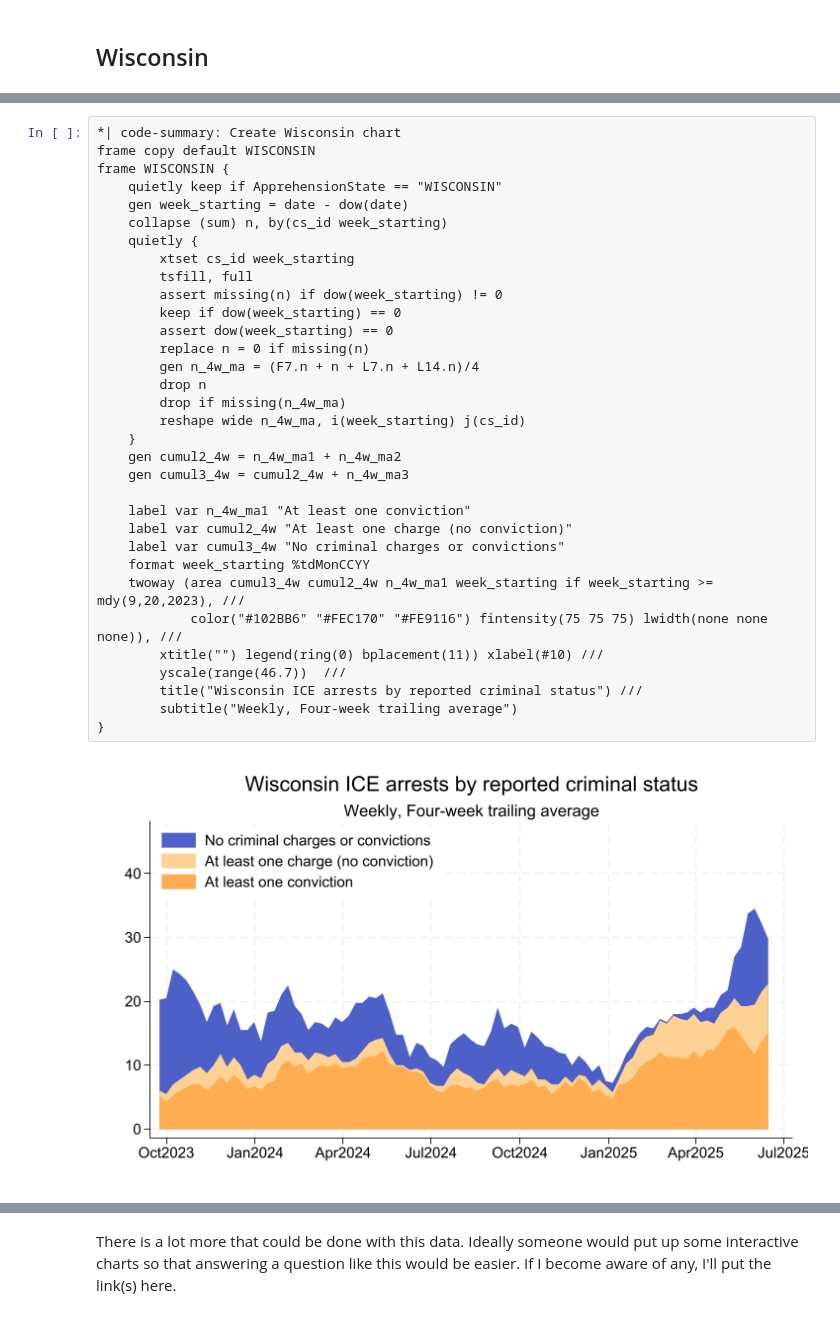
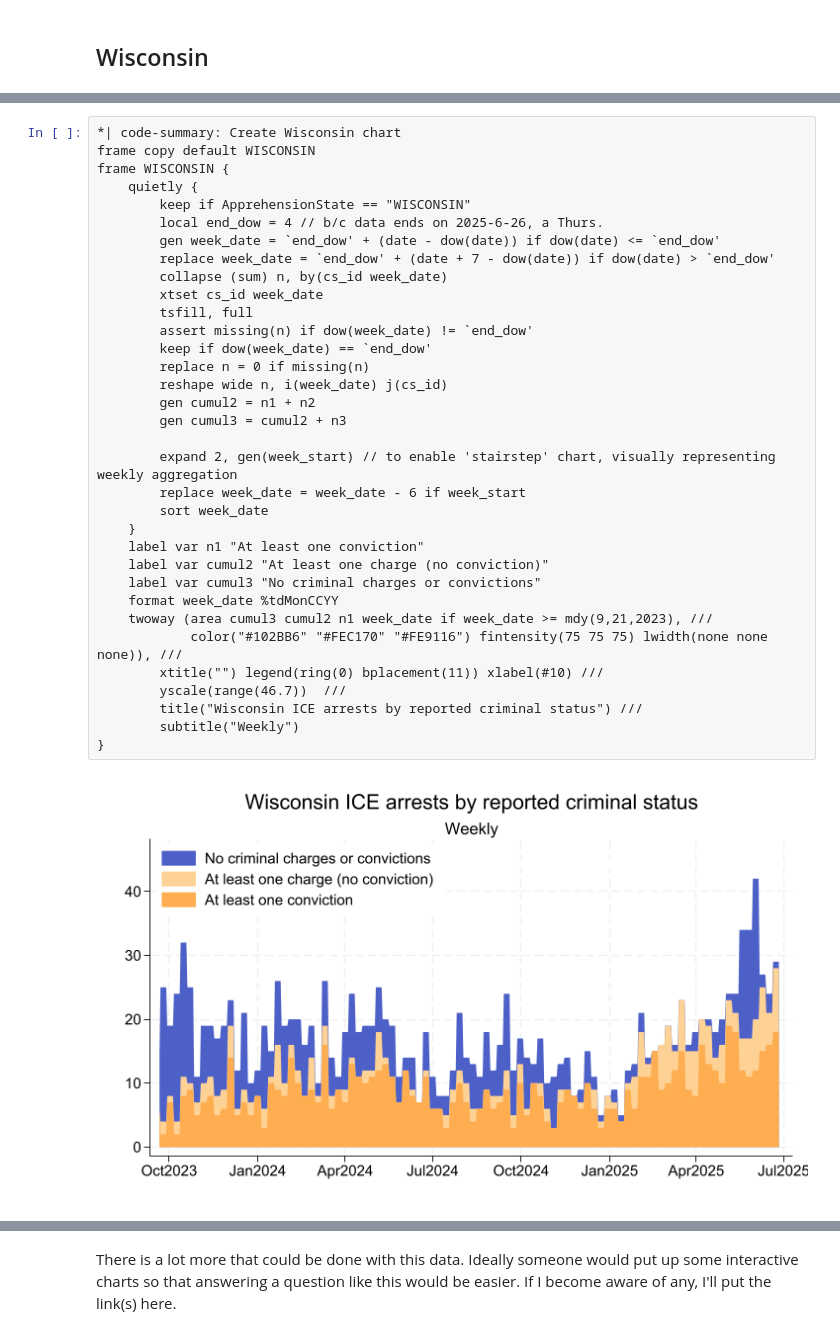
Before and after one commit to hugetim/hugetim.github.io, a Jupyter notebook: posts/wi-imm-arrests/index.ipynb, the cells around one changed output, grey strips where cells are left out. Saved outputs shown, nothing was run; the diff lists cells and outputs as text.

```diff
--- a/posts/wi-imm-arrests/index.ipynb
+++ b/posts/wi-imm-arrests/index.ipynb
@@ -133,36 +126,37 @@ https://www.pewresearch.org/short-reads/2024/07/22/what-we-know-about-unauthoriz
-# %%
-*| code-summary: Create Wisconsin chart
-frame copy default WISCONSIN
-frame WISCONSIN {
-    quietly keep if ApprehensionState == "WISCONSIN"
-    gen week_starting = date - dow(date)
-    collapse (sum) n, by(cs_id week_starting)
-    quietly {
-        xtset cs_id week_starting
-        tsfill, full
-        assert missing(n) if dow(week_starting) != 0
-        keep if dow(week_starting) == 0
-        assert dow(week_starting) == 0
-        replace n = 0 if missing(n)
-        gen n_4w_ma = (F7.n + n + L7.n + L14.n)/4
-        drop n
-        drop if missing(n_4w_ma)
-        reshape wide n_4w_ma, i(week_starting) j(cs_id)
-    }
-    gen cumul2_4w = n_4w_ma1 + n_4w_ma2
-    gen cumul3_4w = cumul2_4w + n_4w_ma3
-
-    label var n_4w_ma1 "At least one conviction"
-    label var cumul2_4w "At least one charge (no conviction)"
-    label var cumul3_4w "No criminal charges or convictions"
-    format week_starting %tdMonCCYY
-    twoway (area cumul3_4w cumul2_4w n_4w_ma1 week_starting if week_starting >= mdy(9,20,2023), ///
-            color("#102BB6" "#FEC170" "#FE9116") fintensity(75 75 75) lwidth(none none none)), ///
-        xtitle("") legend(ring(0) bplacement(11)) xlabel(#10) ///
-        yscale(range(46.7))  ///
-        title("Wisconsin ICE arrests by reported criminal status") ///
-        subtitle("Weekly, Four-week trailing average")
-}
-# %% [output]
-[figure, removed]
+# %%
+*| code-summary: Create Wisconsin chart
+frame copy default WISCONSIN
+frame WISCONSIN {
+    quietly {
+        keep if ApprehensionState == "WISCONSIN"
+        local end_dow = 4 // b/c data ends on 2025-6-26, a Thurs.
+        gen week_date = `end_dow' + (date - dow(date)) if dow(date) <= `end_dow'
+        replace week_date = `end_dow' + (date + 7 - dow(date)) if dow(date) > `end_dow'
+        collapse (sum) n, by(cs_id week_date)
+        xtset cs_id week_date
+        tsfill, full
+        assert missing(n) if dow(week_date) != `end_dow'
+        keep if dow(week_date) == `end_dow'
+        replace n = 0 if missing(n)
+        reshape wide n, i(week_date) j(cs_id)
+        gen cumul2 = n1 + n2
+        gen cumul3 = cumul2 + n3
+
+        expand 2, gen(week_start) // to enable 'stairstep' chart, visually representing weekly aggregation
+        replace week_date = week_date - 6 if week_start
+        sort week_date
+    }
+    label var n1 "At least one conviction"
+    label var cumul2 "At least one charge (no conviction)"
+    label var cumul3 "No criminal charges or convictions"
+    format week_date %tdMonCCYY
+    twoway (area cumul3 cumul2 n1 week_date if week_date >= mdy(9,21,2023), ///
+            color("#102BB6" "#FEC170" "#FE9116") fintensity(75 75 75) lwidth(none none none)), ///
+        xtitle("") legend(ring(0) bplacement(11)) xlabel(#10) ///
+        yscale(range(46.7))  ///
+        title("Wisconsin ICE arrests by reported criminal status") ///
+        subtitle("Weekly")
+}
+# %% [output]
+[figure, added]
 # %% [markdown]
```
Also changed, not shown: parts of 7 cells of this notebook, 8 other files.
